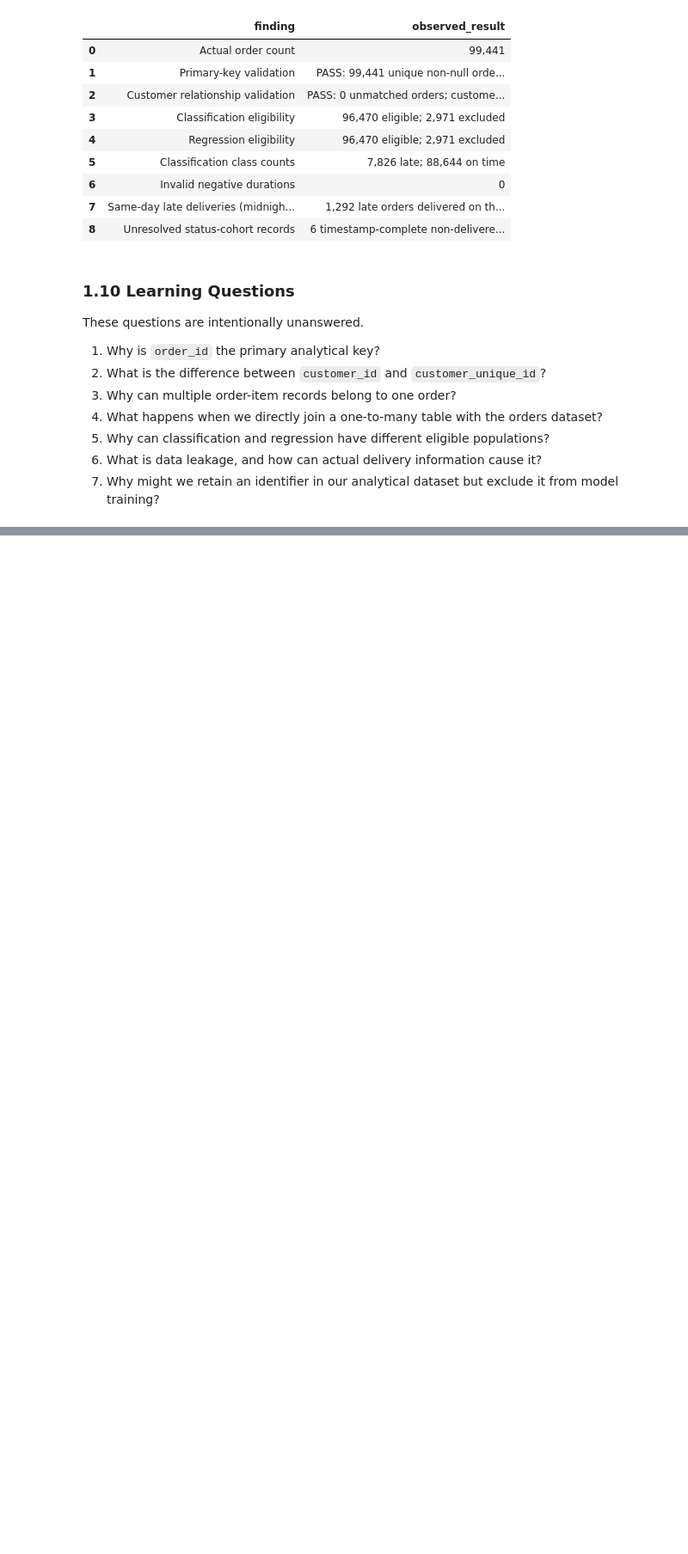
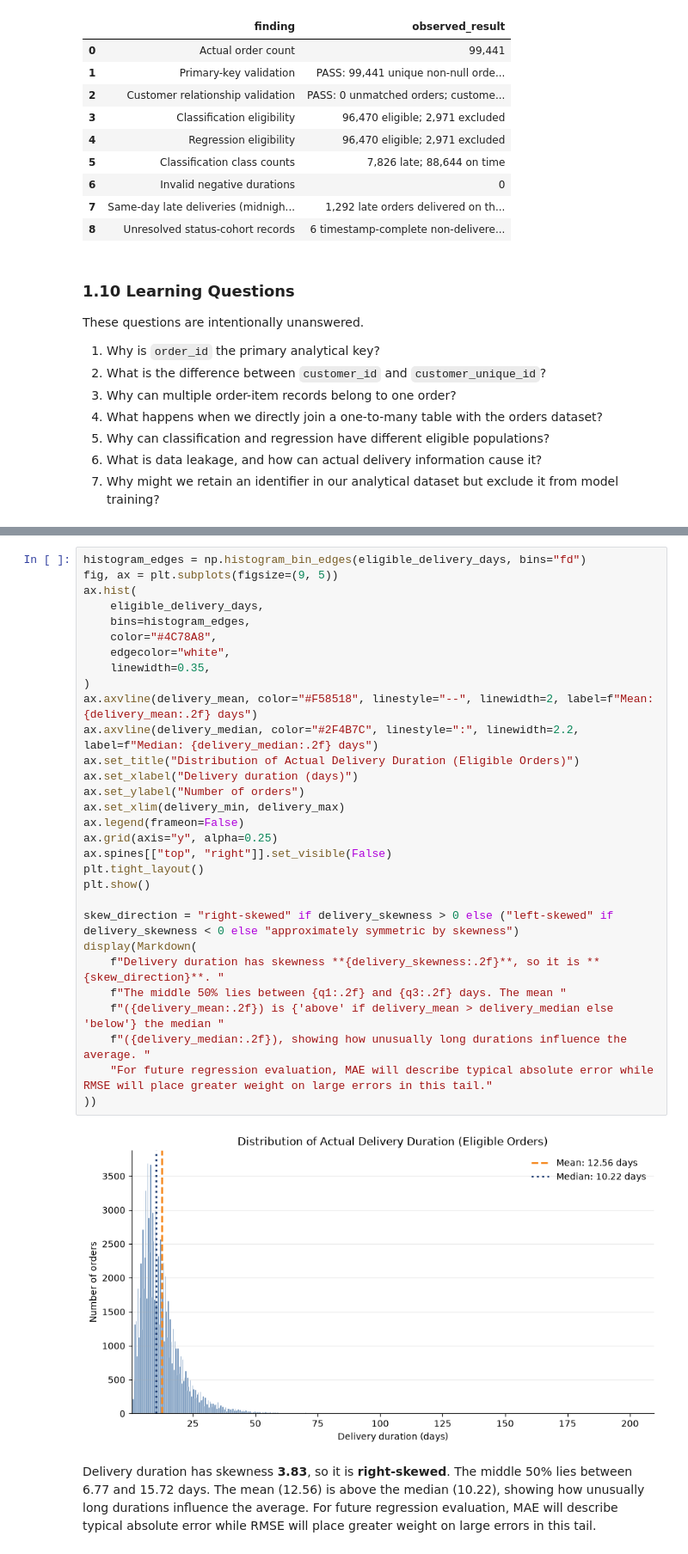
Before and after one commit to mmubashir95/ecommerce-delivery-intelligence, a Jupyter notebook: notebooks/03_exploratory_analysis.ipynb, the cells around one changed output, grey strips where cells are left out. Shown at 86% size. Drawn from its saved outputs; the diff is of its cells as text; blank space fills up the shorter version.

```diff
--- a/notebooks/03_exploratory_analysis.ipynb
+++ b/notebooks/03_exploratory_analysis.ipynb
@@ -602,0 +815,33 @@ These questions are intentionally unanswered.
+# %%
+histogram_edges = np.histogram_bin_edges(eligible_delivery_days, bins="fd")
+fig, ax = plt.subplots(figsize=(9, 5))
+ax.hist(
+    eligible_delivery_days,
+    bins=histogram_edges,
+    color="#4C78A8",
+    edgecolor="white",
+    linewidth=0.35,
+)
+ax.axvline(delivery_mean, color="#F58518", linestyle="--", linewidth=2, label=f"Mean: {delivery_mean:.2f} days")
+ax.axvline(delivery_median, color="#2F4B7C", linestyle=":", linewidth=2.2, label=f"Median: {delivery_median:.2f} days")
+ax.set_title("Distribution of Actual Delivery Duration (Eligible Orders)")
+ax.set_xlabel("Delivery duration (days)")
+ax.set_ylabel("Number of orders")
+ax.set_xlim(delivery_min, delivery_max)
+ax.legend(frameon=False)
+ax.grid(axis="y", alpha=0.25)
+ax.spines[["top", "right"]].set_visible(False)
+plt.tight_layout()
+plt.show()
+
+skew_direction = "right-skewed" if delivery_skewness > 0 else ("left-skewed" if delivery_skewness < 0 else "approximately symmetric by skewness")
+display(Markdown(
+    f"Delivery duration has skewness **{delivery_skewness:.2f}**, so it is **{skew_direction}**. "
+    f"The middle 50% lies between {q1:.2f} and {q3:.2f} days. The mean "
+    f"({delivery_mean:.2f}) is {'above' if delivery_mean > delivery_median else 'below'} the median "
+    f"({delivery_median:.2f}), showing how unusually long durations influence the average. "
+    "For future regression evaluation, MAE will describe typical absolute error while RMSE will place greater weight on large errors in this tail."
+))
+# %% [output]
+[figure, added]
+Delivery duration has skewness **3.83**, so it is **right-skewed**. The middle 50% lies between 6.77 and 15.72 days. The mean (12.56) is above the median (10.22), showing how unusually long durations influence the average. For future regression evaluation, MAE will describe typical absolute error while RMSE will place greater weight on large errors in this tail.
```
Also changed, not shown: parts of 17 cells of this notebook.
